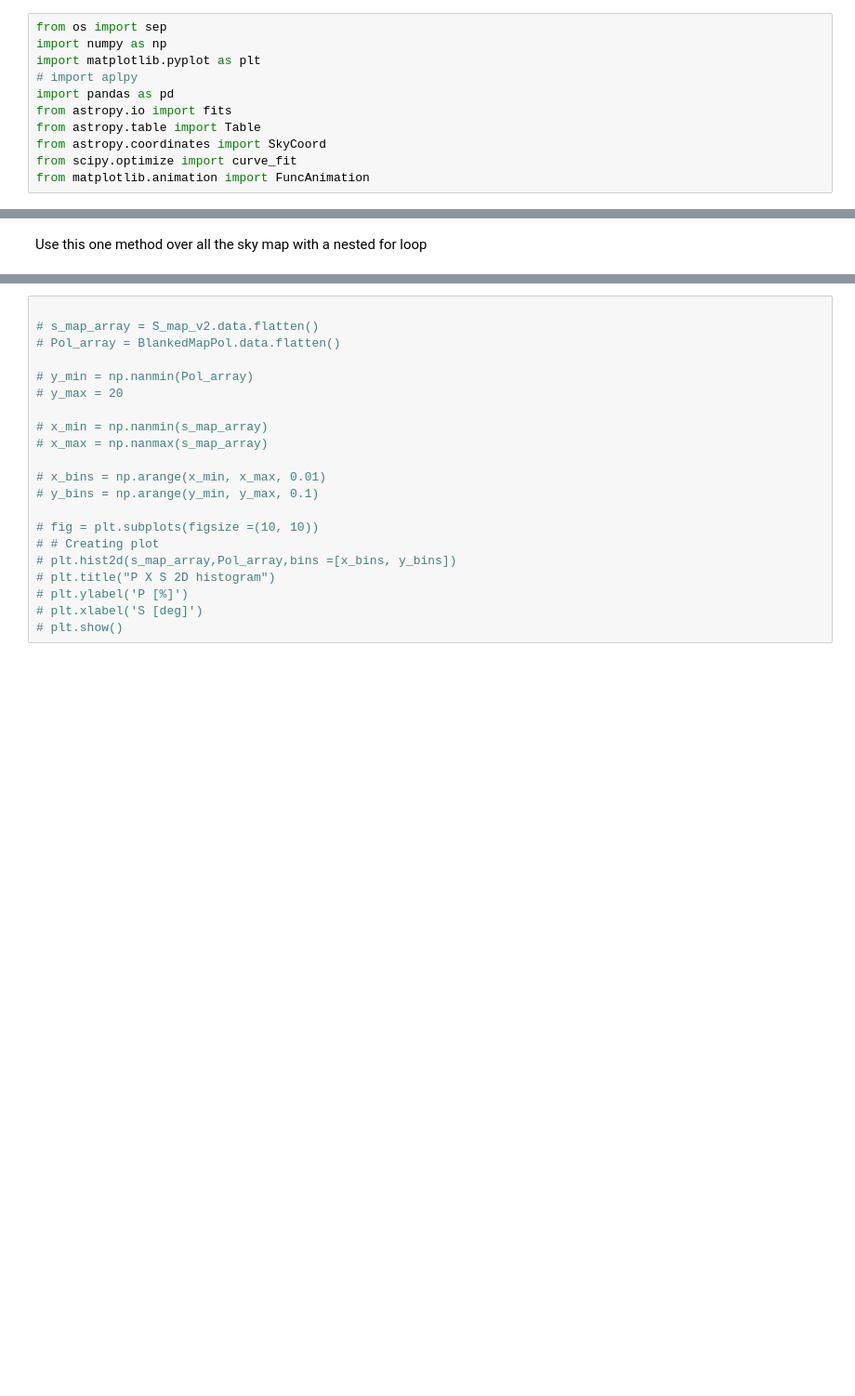
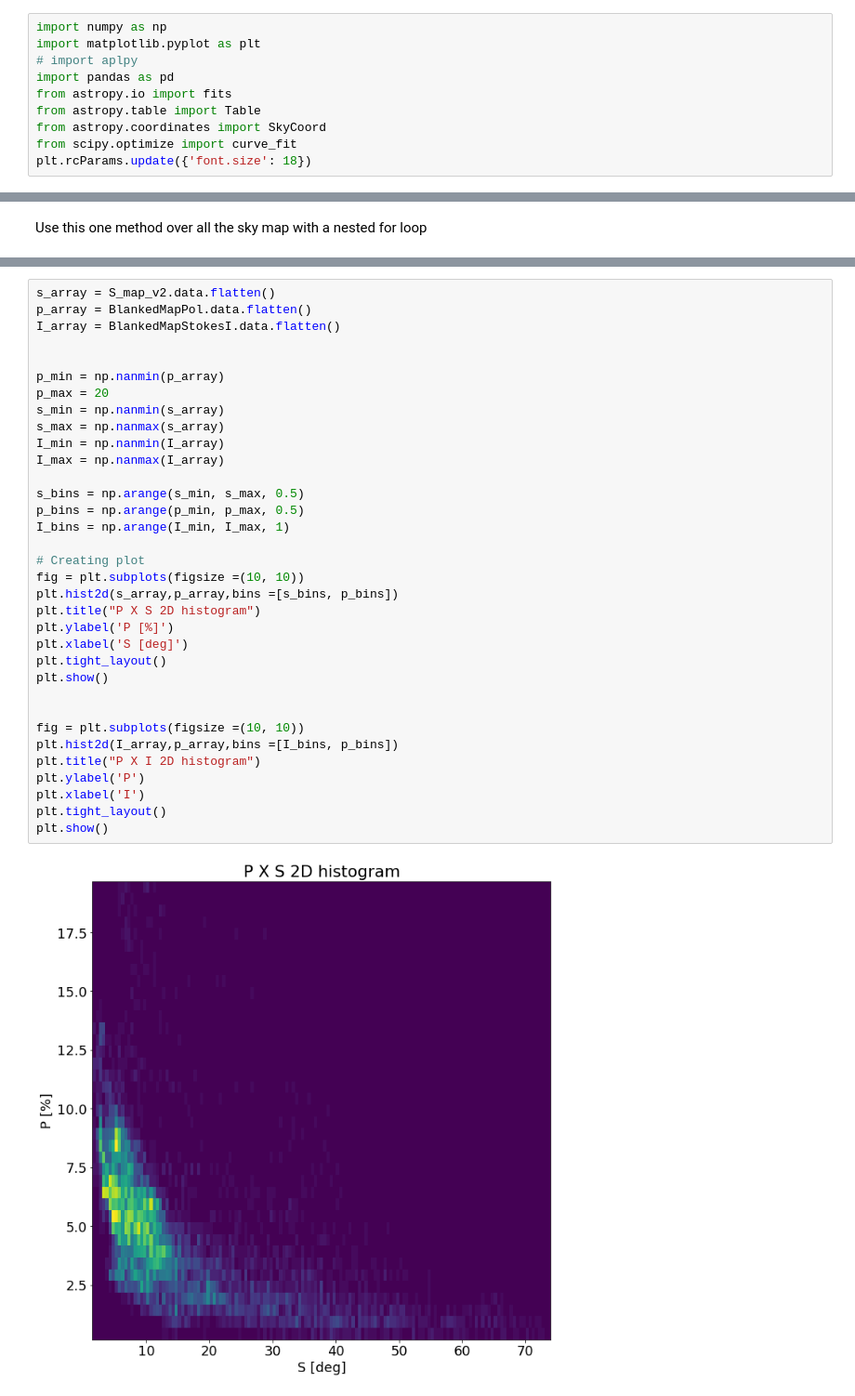
Before and after one commit to Siddharth3-14/Internship-MIT, a Jupyter notebook: angle_dispersion_funtion.ipynb, the cells around one changed output, grey strips where cells are left out. Shown: that part at 93% size. Drawn from its saved outputs; the diff is of its cells as text; blank space fills up the shorter version.

```diff
--- a/angle_dispersion_funtion.ipynb
+++ b/angle_dispersion_funtion.ipynb
@@ -7,7 +9,6 @@ TO DO
 # %% [markdown]
 Importing the needed packages
 # %%
-from os import sep
 import numpy as np
 import matplotlib.pyplot as plt
 # import aplpy
@@ -16,7 +17,7 @@ from astropy.io import fits
 from astropy.table import Table
 from astropy.coordinates import SkyCoord
 from scipy.optimize import curve_fit
-from matplotlib.animation import FuncAnimation
+plt.rcParams.update({'font.size': 18})
 # %% [markdown]
 Writing the funtions needed
 
@@ -220,21 +341,36 @@ plt.show()
 # %%
+s_array = S_map_v2.data.flatten()
+p_array = BlankedMapPol.data.flatten()
+I_array = BlankedMapStokesI.data.flatten()
 
-# s_map_array = S_map_v2.data.flatten()
-# Pol_array = BlankedMapPol.data.flatten()
 
-# y_min = np.nanmin(Pol_array)
-# y_max = 20
+p_min = np.nanmin(p_array)
+p_max = 20
+s_min = np.nanmin(s_array)
+s_max = np.nanmax(s_array)
+I_min = np.nanmin(I_array)
+I_max = np.nanmax(I_array)
 
-# x_min = np.nanmin(s_map_array)
-# x_max = np.nanmax(s_map_array)
+s_bins = np.arange(s_min, s_max, 0.5)
+p_bins = np.arange(p_min, p_max, 0.5)
+I_bins = np.arange(I_min, I_max, 1)
 
-# x_bins = np.arange(x_min, x_max, 0.01)
-# y_bins = np.arange(y_min, y_max, 0.1)
+# Creating plot
+fig = plt.subplots(figsize =(10, 10))
+plt.hist2d(s_array,p_array,bins =[s_bins, p_bins])
+plt.title("P X S 2D histogram")
+plt.ylabel('P [%]')
+plt.xlabel('S [deg]')
+plt.tight_layout()
+plt.show()
 
-# fig = plt.subplots(figsize =(10, 10))
-# # Creating plot
-# plt.hist2d(s_map_array,Pol_array,bins =[x_bins, y_bins])
-# plt.title("P X S 2D histogram")
-# plt.ylabel('P [%]')
-# plt.xlabel('S [deg]')
-# plt.show()
+
+fig = plt.subplots(figsize =(10, 10))
+plt.hist2d(I_array,p_array,bins =[I_bins, p_bins])
+plt.title("P X I 2D histogram")
+plt.ylabel('P')
+plt.xlabel('I')
+plt.tight_layout()
+plt.show()
+# %% [output]
+[figure, added]
```
Also changed, not shown: parts of 22 cells of this notebook, 1 other file.
